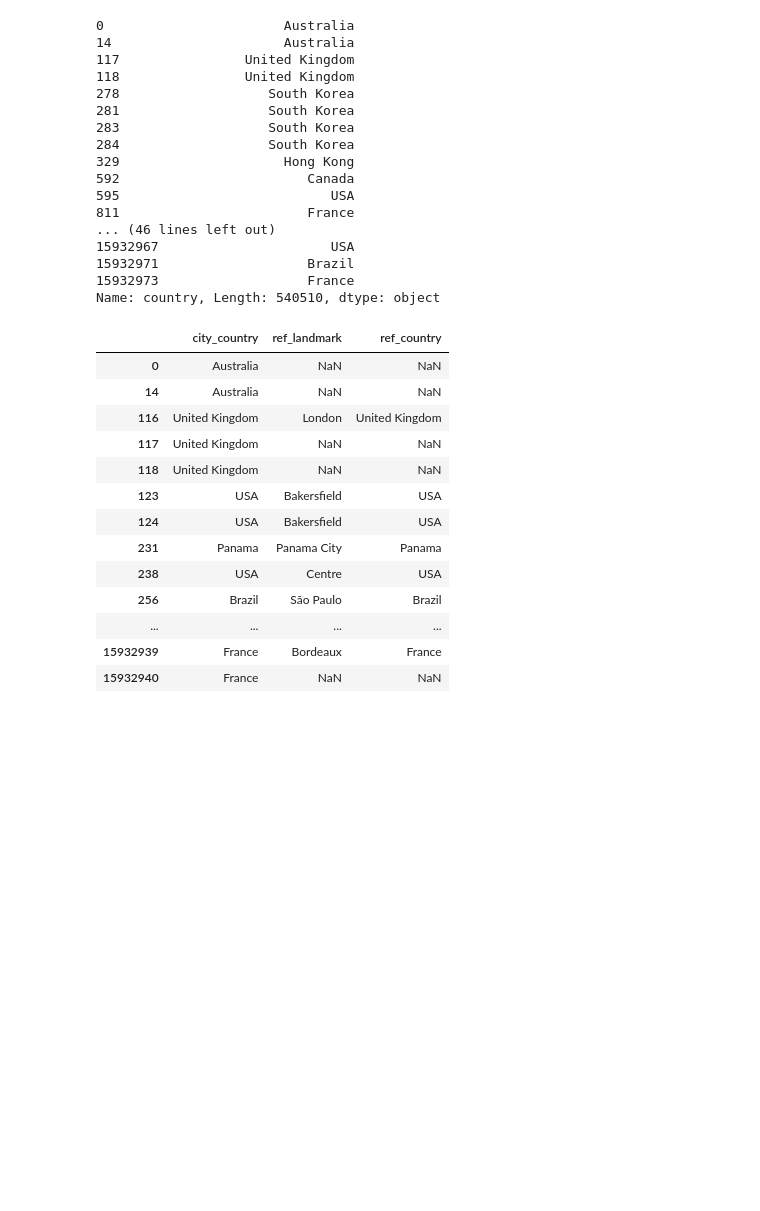
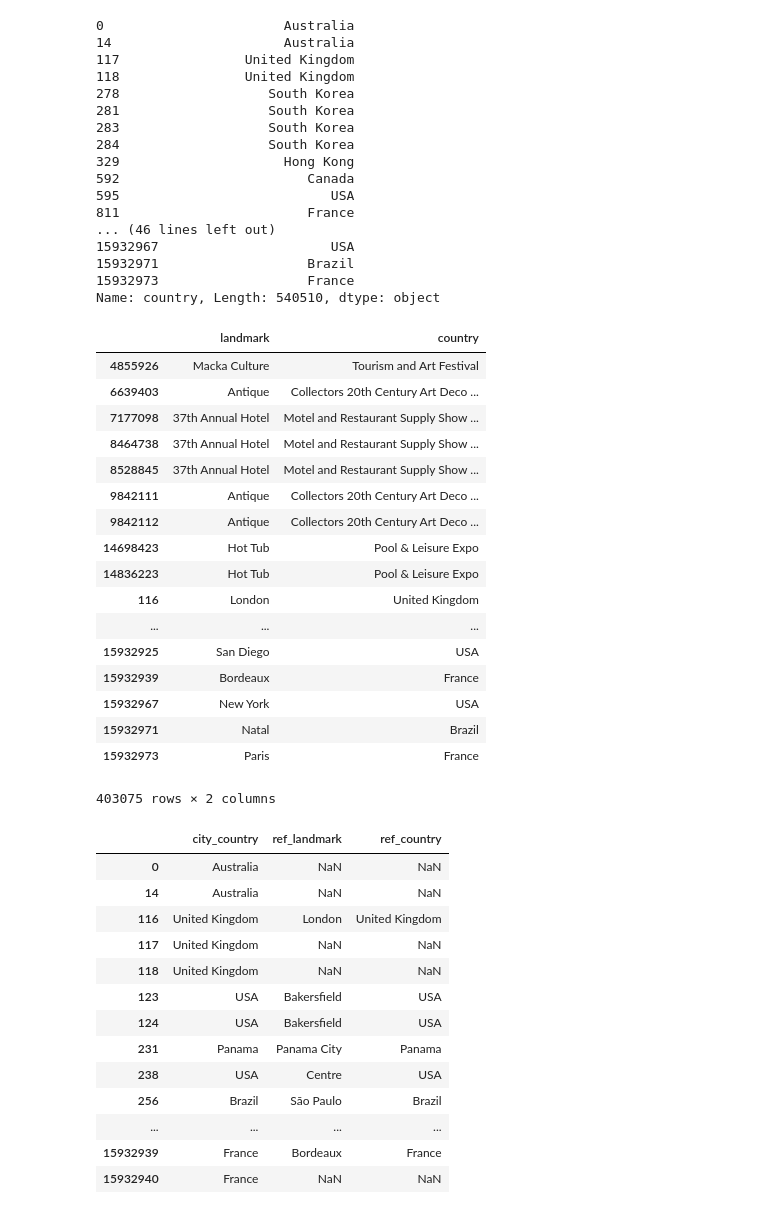
Before and after one commit to sooah/trivago_RecSys_Challenge_2019, a Jupyter notebook: ppt_train_interesting_region.ipynb, the cells around one changed output. Cells and saved outputs as stored; diff of their text form; code cells hidden in the pictures; blank space fills up the shorter version.

```diff
--- a/ppt_train_interesting_region.ipynb
+++ b/ppt_train_interesting_region.ipynb
@@ -73,6 +73,27 @@ ref_sp_.columns = ['landmark', 'country', 'nan']
 ref_ = ref_sp_.drop(["nan"], axis = 1)
 # %%
 ref_region = ref_[~ref_["country"].isnull()]
+# %%
+ref_region
+# %% [output]
+|  | landmark | country |
+| 4855926 | Macka Culture | Tourism and Art Festival |
+| 6639403 | Antique | Collectors 20th Century Art Deco ... |
+| 7177098 | 37th Annual Hotel | Motel and Restaurant Supply Show ... |
+| 8464738 | 37th Annual Hotel | Motel and Restaurant Supply Show ... |
+| 8528845 | 37th Annual Hotel | Motel and Restaurant Supply Show ... |
+| 9842111 | Antique | Collectors 20th Century Art Deco ... |
+| 9842112 | Antique | Collectors 20th Century Art Deco ... |
+| 14698423 | Hot Tub | Pool & Leisure Expo |
+| 14836223 | Hot Tub | Pool & Leisure Expo |
+| 116 | London | United Kingdom |
+| ... | ... | ... |
+| 15932925 | San Diego | USA |
+| 15932939 | Bordeaux | France |
+| 15932967 | New York | USA |
+| 15932971 | Natal | Brazil |
+| 15932973 | Paris | France |
+403075 rows × 2 columns
 # %%
 ref_country = ref_region["country"]
 # %%
```
Also changed, not shown: parts of 6 cells of this notebook.
